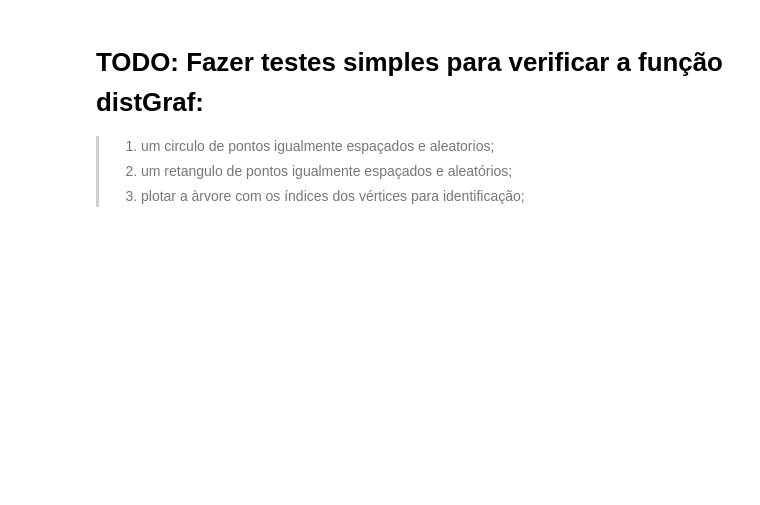
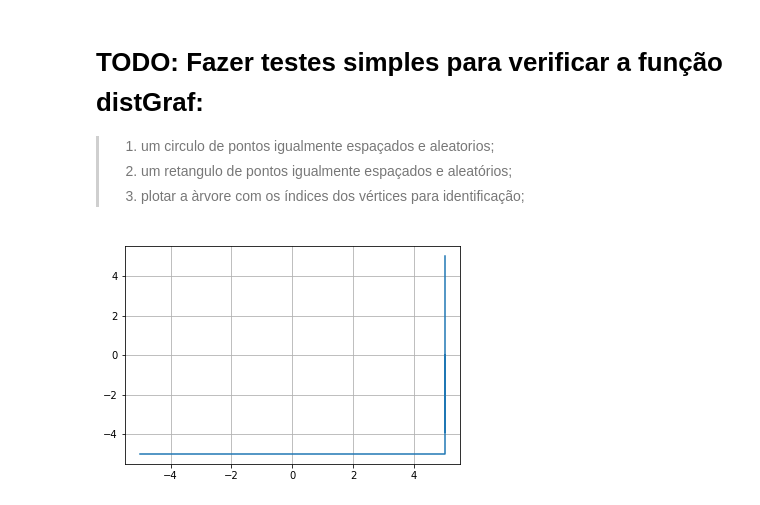
Before and after one commit to EdsonAlonso/EstagioCurricular, a Jupyter notebook: Test_graph.ipynb, the cells around one changed output. Cells and saved outputs as stored; diff of their text form; code cells hidden in the pictures; blank space fills up the shorter version.

```diff
--- a/Test_graph.ipynb
+++ b/Test_graph.ipynb
@@ -89,3 +96,36 @@ plt.show()
 > 1) um circulo de pontos igualmente espaçados e aleatorios; <br>
 > 2) um retangulo de pontos igualmente espaçados e aleatórios; <br>
 > 3) plotar a àrvore com os índices dos vértices para identificação;<br>
+# %%
+#PLOTA UM L PARA TESTAR A FUNCAO DISTGRAPH E O NETWORKX
+ax = np.linspace(-5,5,npoints)
+ay = np.zeros(npoints)
+ay = 5 + ay
+by = np.linspace(-5,5,npoints)
+bx = np.zeros(npoints)
+bx = -5 + bx
+ax1 = np.linspace(-5,5,npoints)
+ay1 = np.zeros(npoints)
+ay1 = -5 + ay1
+by1 = np.linspace(-5,5,npoints)
+bx1 = np.zeros(npoints)
+bx1 = 5 + bx1
+
+a = np.zeros(2*npoints)
+b = np.zeros(2*npoints)
+
+for i in range(0,npoints):
+    a[i] = ax[i]
+for i in range(npoints,2*npoints):
+    a[i] = ay[i - npoints]
+b = np.zeros(2*npoints)
+for i in range(0,npoints):
+    b[i] = bx[i]
+for i in range(npoints+1,2*npoints):
+    b[i] = by[i - npoints]
+L = (a,b)
+plt.plot(a,b)
+plt.grid()
+plt.show()
+# %% [output]
+[figure, added]
```
Also changed, not shown: parts of 12 cells of this notebook, 2 other files.
